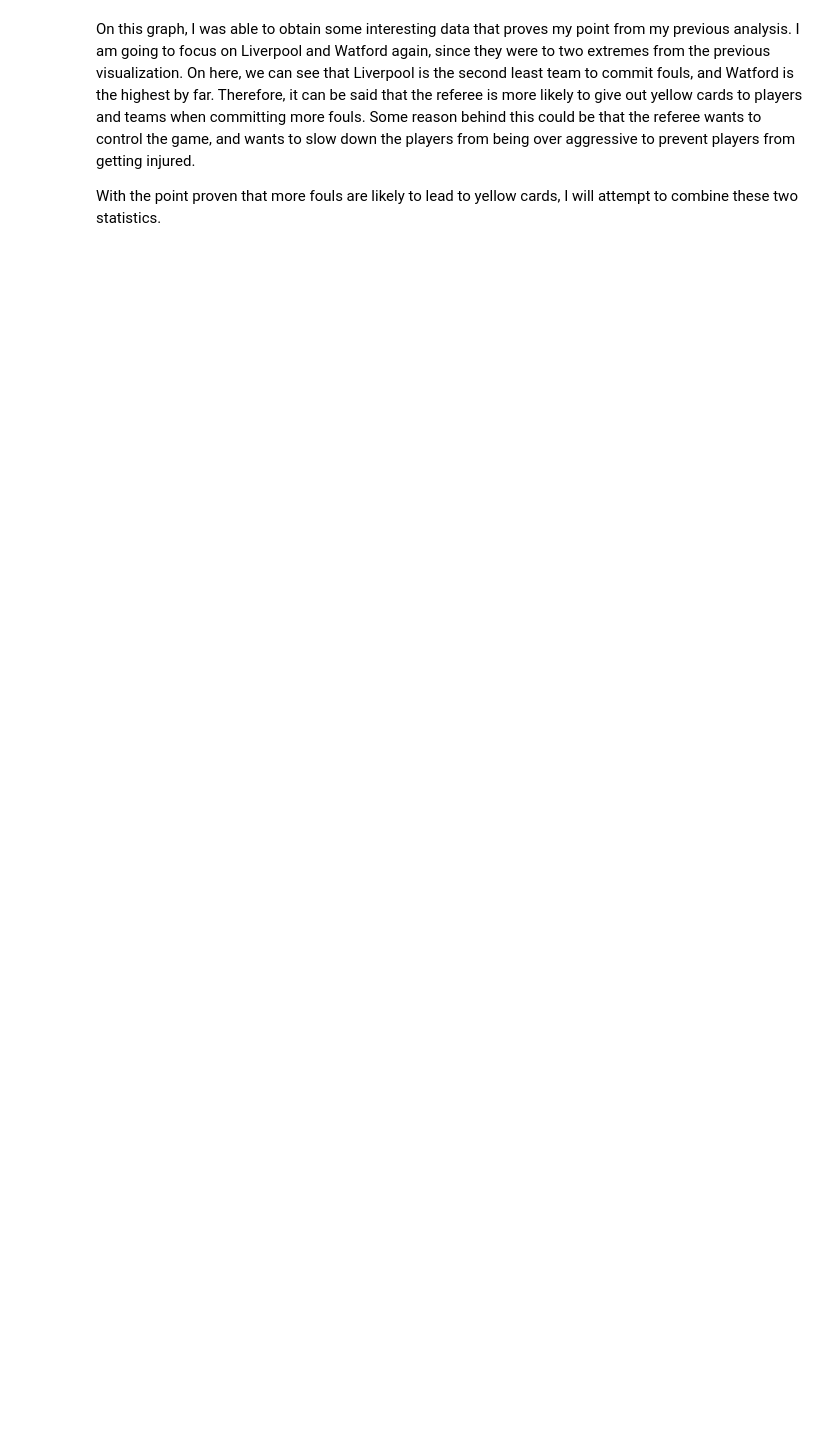
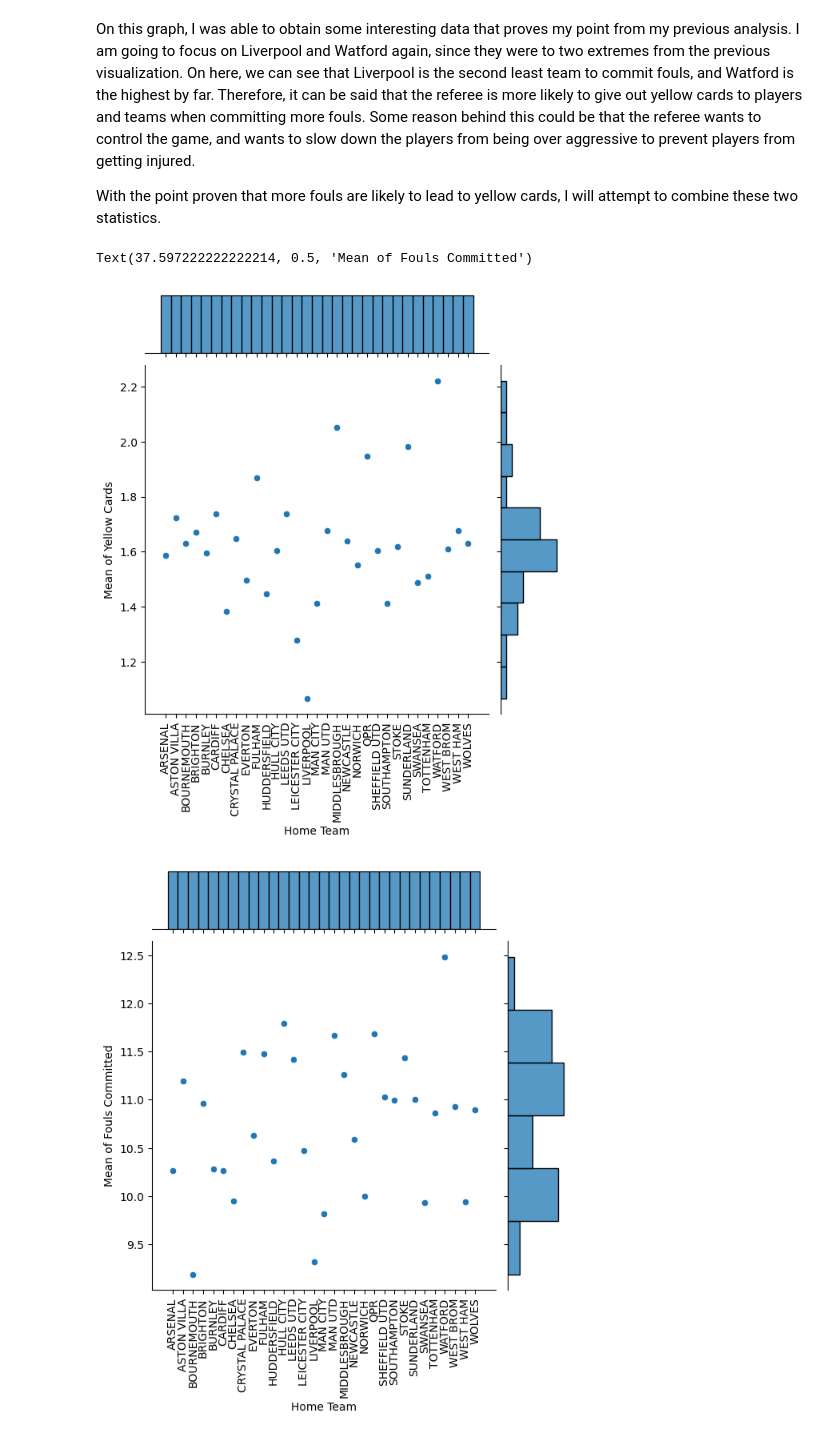
Before and after one commit to ubco-W2022T2-data301/Group14, a Jupyter notebook: analysis/analysis3.ipynb, the cells around one changed output. Saved outputs shown, nothing was run; the diff lists cells and outputs as text; code cells hidden in the pictures; blank space fills up the shorter version.

```diff
--- a/analysis/analysis3.ipynb
+++ b/analysis/analysis3.ipynb
@@ -257,3 +257,16 @@ plt.show()
 On this graph, I was able to obtain some interesting data that proves my point from my previous analysis. I am going to focus on Liverpool and Watford again, since they were to two extremes from the previous visualization. On here, we can see that Liverpool is the second least team to commit fouls, and Watford is the highest by far. Therefore, it can be said that the referee is more likely to give out yellow cards to players and teams when committing more fouls. Some reason behind this could be that the referee wants to control the game, and wants to slow down the players from being over aggressive to prevent players from getting injured.
 
 With the point proven that more fouls are likely to lead to yellow cards, I will attempt to combine these two statistics.
+# %%
+sns.jointplot(x='Home Team', y='mean', data=mean_team_Yellow_Cards_df)
+plt.xticks(rotation=90)
+plt.xlabel("Home Team")
+plt.ylabel("Mean of Yellow Cards")
+sns.jointplot(x='Home Team', y='mean', data=mean_team_Fouls_df)
+plt.xticks(rotation=90)
+plt.xlabel("Home Team")
+plt.ylabel("Mean of Fouls Committed")
+# %% [output]
+Text(37.597222222222214, 0.5, 'Mean of Fouls Committed')
+[figure, added]
+[figure, added]
```
Also changed, not shown: parts of 1 cell of this notebook.
